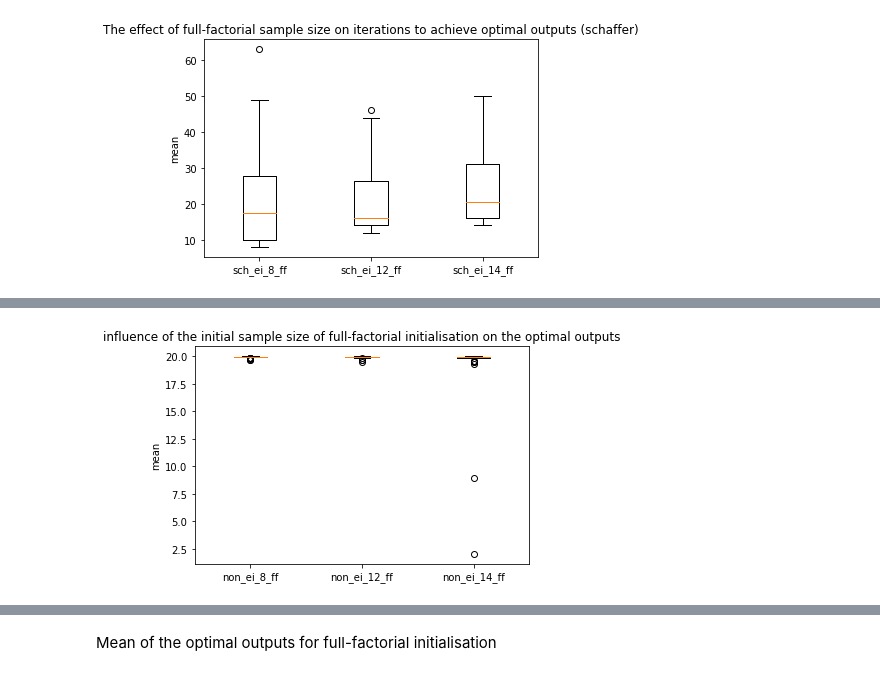
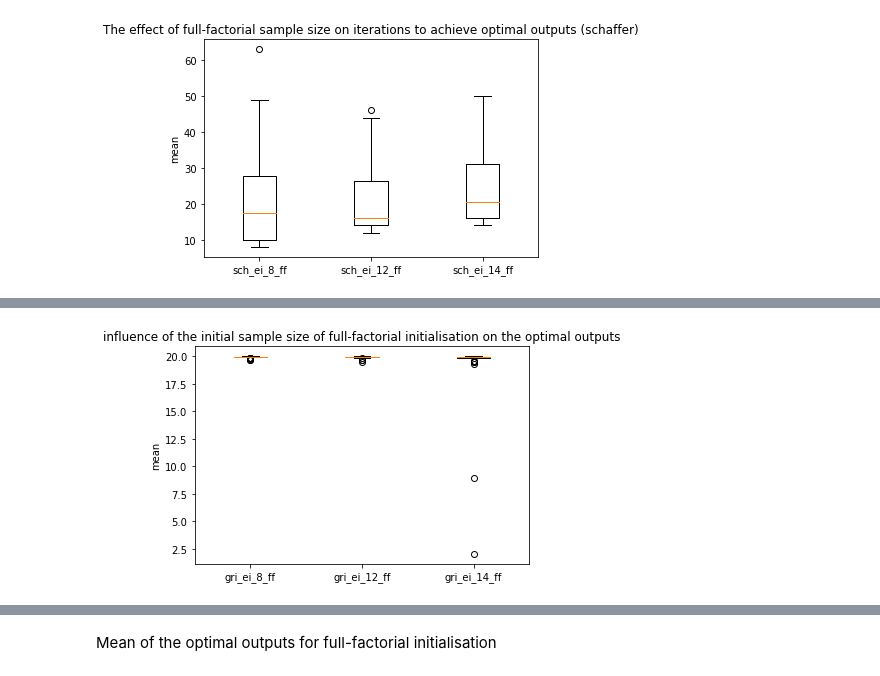
Before and after one commit to TedOiler/KURF, a Jupyter notebook: src/full_factorial_experiments_analysis.ipynb, the cells around one changed output, grey strips where cells are left out. Saved outputs shown, nothing was run; the diff lists cells and outputs as text; code cells hidden in the pictures.

```diff
--- a/src/full_factorial_experiments_analysis.ipynb
+++ b/src/full_factorial_experiments_analysis.ipynb
@@ -110,10 +279,10 @@ plt.show()
 # %%
 import matplotlib.pyplot as plt
 fig, ax = plt.subplots(1, 1)
 ax.boxplot([get_best_evlauation_scores(non_convex_results['non_ei_8_ff']), get_best_evlauation_scores(non_convex_results['non_ei_12_ff']), get_best_evlauation_scores(non_convex_results['non_ei_14_ff'])])
-ax.set_xticklabels(["non_ei_8_ff", "non_ei_12_ff", "non_ei_14_ff"])
+ax.set_xticklabels(["gri_ei_8_ff", "gri_ei_12_ff", "gri_ei_14_ff"])
 ax.set_ylabel("mean")
 ax.set_title("influence of the initial sample size of full-factorial initialisation on the optimal outputs")
 plt.show()
 # %% [output]
-[figure, old version]
+[figure, new version]
```
Also changed, not shown: parts of 46 cells of this notebook.
